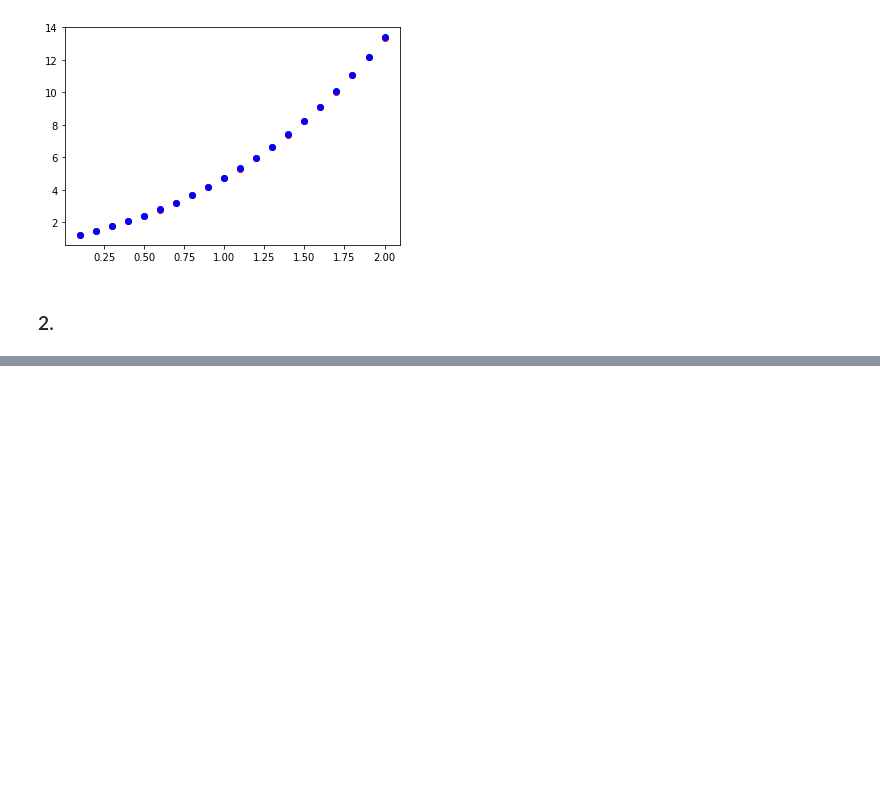
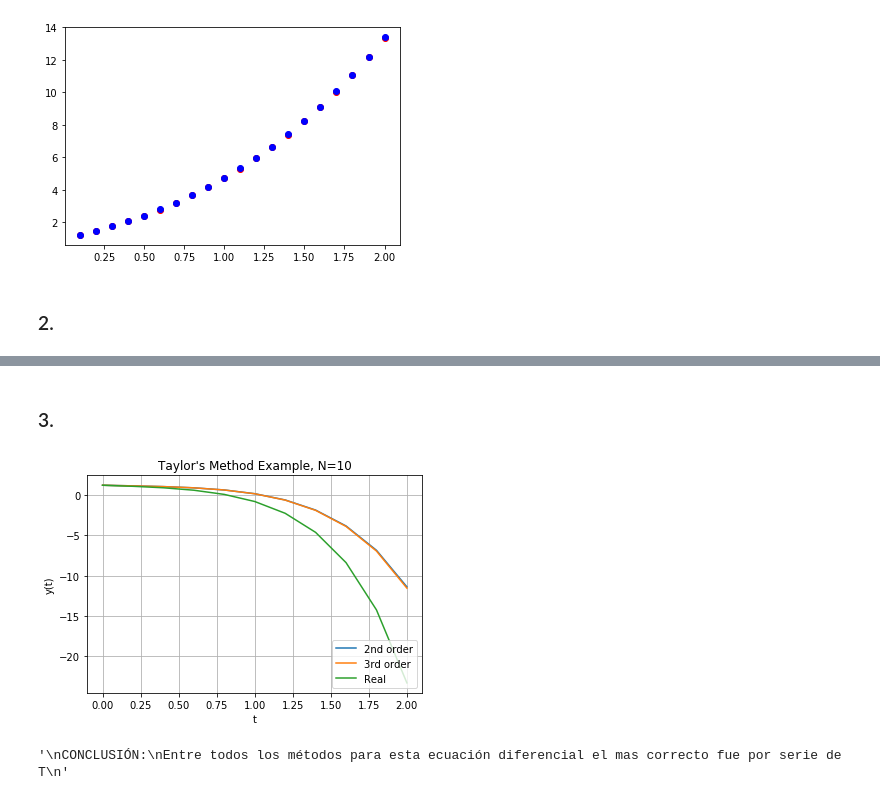
Before and after one commit to juandavid9611/NumericalMethods, a Jupyter notebook: TallerODE.ipynb, the cells around one changed output, grey strips where cells are left out. Saved outputs shown, nothing was run; the diff lists cells and outputs as text; code cells hidden in the pictures; blank space fills up the shorter version.

```diff
--- a/TallerODE.ipynb
+++ b/TallerODE.ipynb
@@ -179,0 +137,51 @@ show()
+# %% [markdown]
+<h3>3.</h3>
+# %%
+def factorial( n ):
+    if n == 0:
+        return 1
+    fact = 1
+    for i in range( 1, n+1 ):
+        fact *= i
+    return fact
+
+def taylor_mthd( f, a, b, N, IV ):
+    h = (b-a)/float(N)                  # determine step-size
+    t = np.arange( a, b+h, h )          # create mesh
+    w = np.zeros((N+1,))                # initialize w
+    t[0], w[0] = IV                     # set initial values
+    for i in range(1,N+1):              # apply Euler's method
+        T = 0
+        for j in range(len(f)):
+            h_factor = h**(j)/float(factorial(j+1))
+            T += h_factor * f[j]( t[i-1], w[i-1] )
+        w[i] = w[i-1] + h * T
+    return w
+a, b = 0.0, 2.0
+N = 10
+h = (b-a)/N
+IV = ( 0.0, 1.2 )
+t = np.arange( a, b+h, h )
+
+f   = lambda x, y: 2*y - 2*x**2 + x - 3
+
+w2 = taylor_mthd( [ f, df ], a, b, N, IV )
+w3 = taylor_mthd( [ f, df, ddf ], a, b, N,  IV )
+
+plot( t, w2, label='2nd order' )
+plot( t, w3, label='3rd order' )
+plot(t,getRealSolutionArray(t),label='Real')
+title( "Taylor's Method Example, N="+str(N) )
+xlabel('t')
+ylabel('y(t)')
+legend(loc=4)
+grid()
+show()
+'''
+CONCLUSIÓN:
+Entre todos los métodos para esta ecuación diferencial el mas correcto fue por serie de Taylor ya que empiezan muy
+parecido y a lo largo de t se van separando pero marca muy adecuadamente el comportamiento de la gráfica.
+'''
+# %% [output]
+[figure, added]
+'\nCONCLUSIÓN:\nEntre todos los métodos para esta ecuación diferencial el mas correcto fue por serie de T\n'
```
Also changed, not shown: parts of 4 cells of this notebook, 1 other file.
